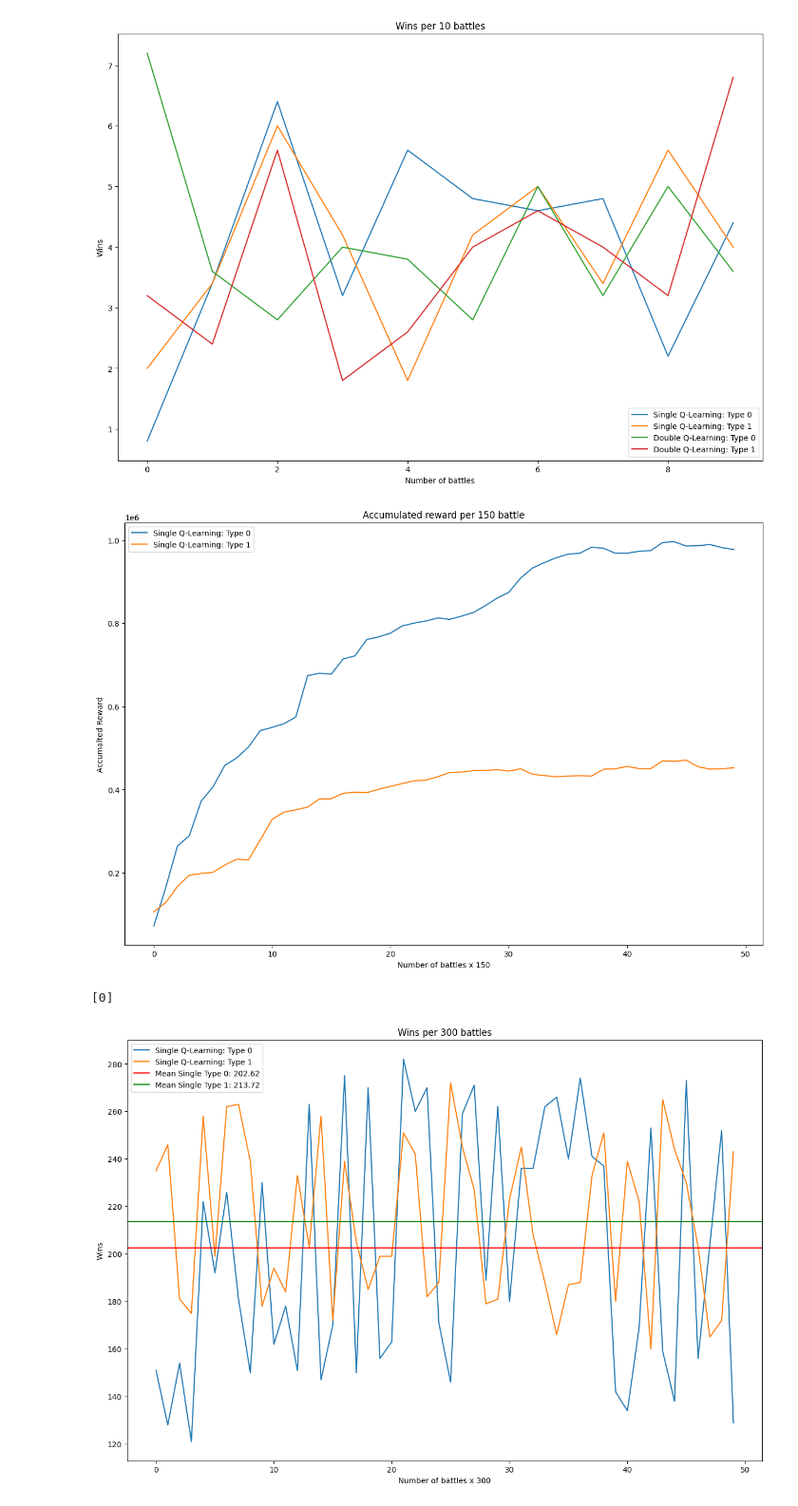
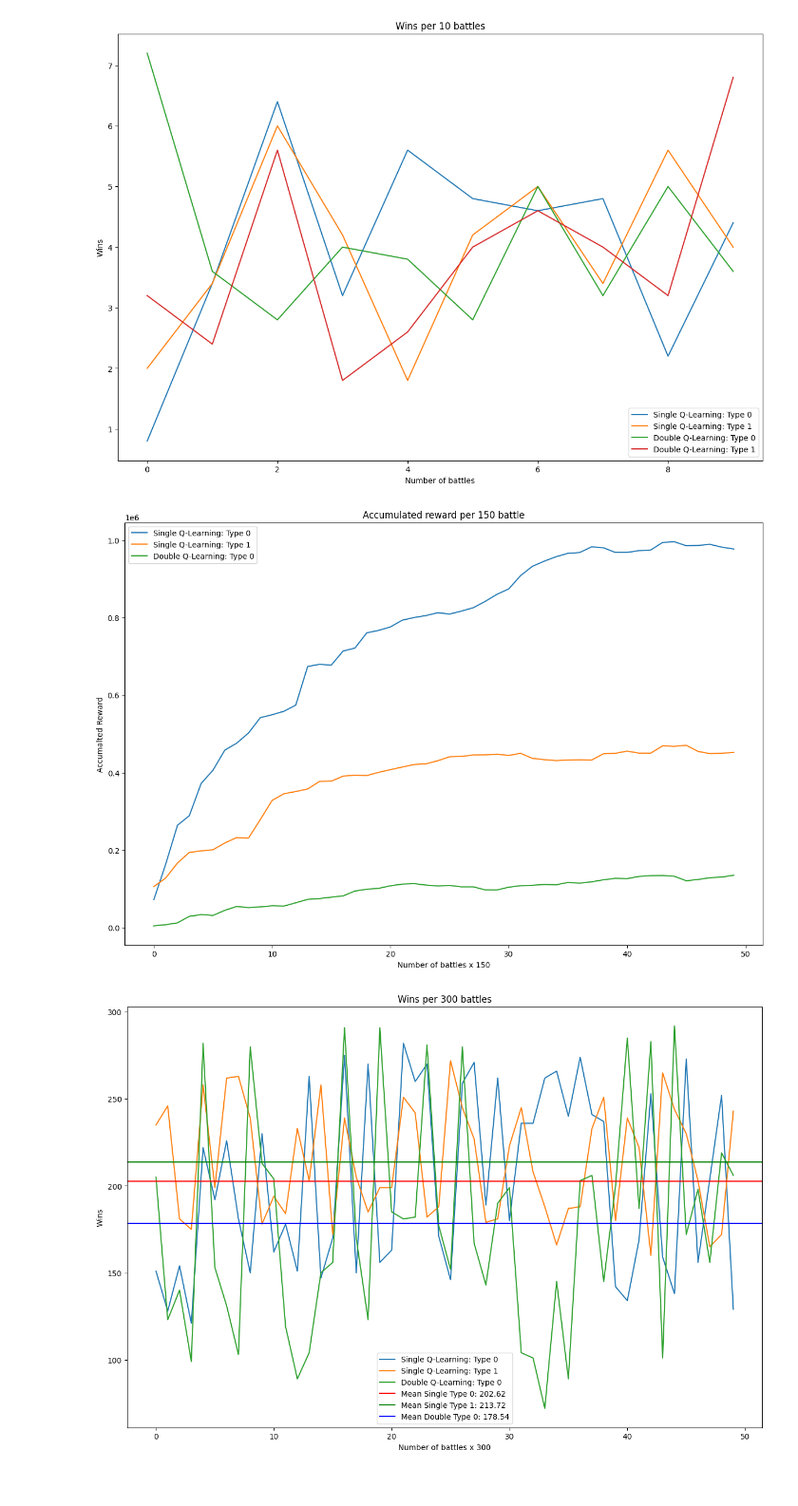
Before and after one commit to Harman367/Reinforcement-Learning-AI, a Jupyter notebook: Results/Results.ipynb, the cells around one changed output. Shown at 95% size. Saved outputs shown, nothing was run; the diff lists cells and outputs as text; code cells hidden in the pictures.

Commit message:
Results

```diff
--- a/Results/Results.ipynb
+++ b/Results/Results.ipynb
@@ -248,10 +248,12 @@ plt.show()
 #Load all data
 data_s0 = pd.read_json('JSON/Reward Avg Single Q-Learning Type 0.json')
 data_s1 = pd.read_json('JSON/Reward Avg Single Q-Learning Type 1.json')
+data_d0 = pd.read_json('JSON/Reward Avg Double Q-Learning Type 0.json')
 
 #Get results
 reward_s0 = data_s0['results']
 reward_s1 = data_s1['results']
+reward_d0 = data_d0['results']
 
 #Plot results
 plt.figure(figsize=(15, 10))
@@ -260,32 +262,36 @@ plt.xlabel('Number of battles x 150')
 plt.ylabel('Accumalted Reward')
 plt.plot(reward_s0, label='Single Q-Learning: Type 0')
 plt.plot(reward_s1, label='Single Q-Learning: Type 1')
+plt.plot(reward_d0, label='Double Q-Learning: Type 0')
 plt.legend()
 plt.show()
 # %% [output]
-[figure, old version]
+[figure, new version]
 # %%
 #Load all data
 data_s0 = pd.read_json('JSON/Wins Avg Single Q-Learning Type 0.json')
 data_s1 = pd.read_json('JSON/Wins Avg Single Q-Learning Type 1.json')
+data_d0 = pd.read_json('JSON/Wins Avg Double Q-Learning Type 0.json')
 
 #Get results
 wins_s0 = data_s0['results']
 wins_s1 = data_s1['results']
+wins_d0 = data_d0['results']
 
 x = [*range(0, 50*301, 300)]
 
 #Plot results
 plt.figure(figsize=(15, 10))
 plt.title('Wins per 300 battles')
 plt.xlabel('Number of battles x 300')
 plt.ylabel('Wins')
 plt.plot(wins_s0, label='Single Q-Learning: Type 0')
 plt.plot(wins_s1, label='Single Q-Learning: Type 1')
+plt.plot(wins_d0, label='Double Q-Learning: Type 0')
 plt.axhline(y=np.nanmean(wins_s0), color='r', linestyle='-', label=f'Mean Single Type 0: {np.nanmean(wins_s0)}')
 plt.axhline(y=np.nanmean(wins_s1), color='g', linestyle='-', label=f'Mean Single Type 1: {np.nanmean(wins_s1)}')
+plt.axhline(y=np.nanmean(wins_d0), color='b', linestyle='-', label=f'Mean Double Type 0: {np.nanmean(wins_d0)}')
 plt.legend()
 plt.show()
 # %% [output]
-[0]
-[figure, old version]
+[figure, new version]
```
Also changed, not shown: 4 other files.
